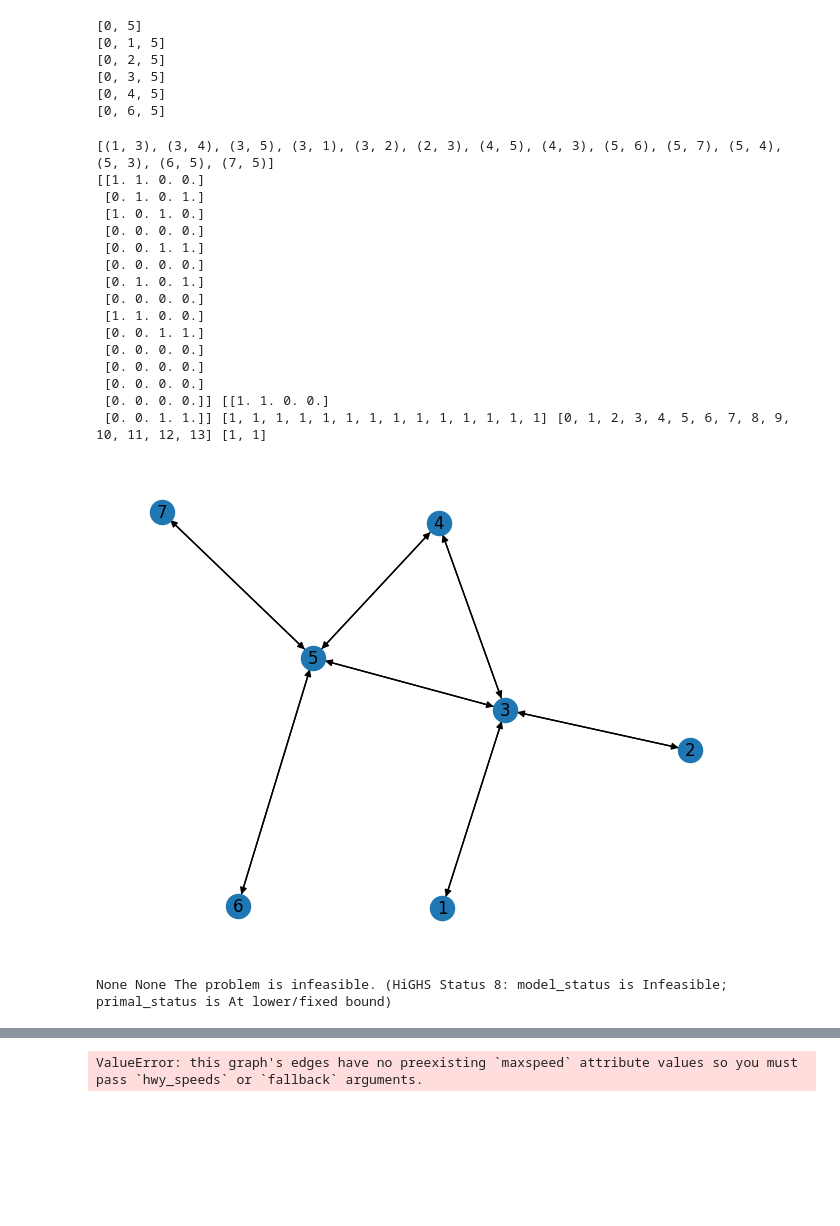
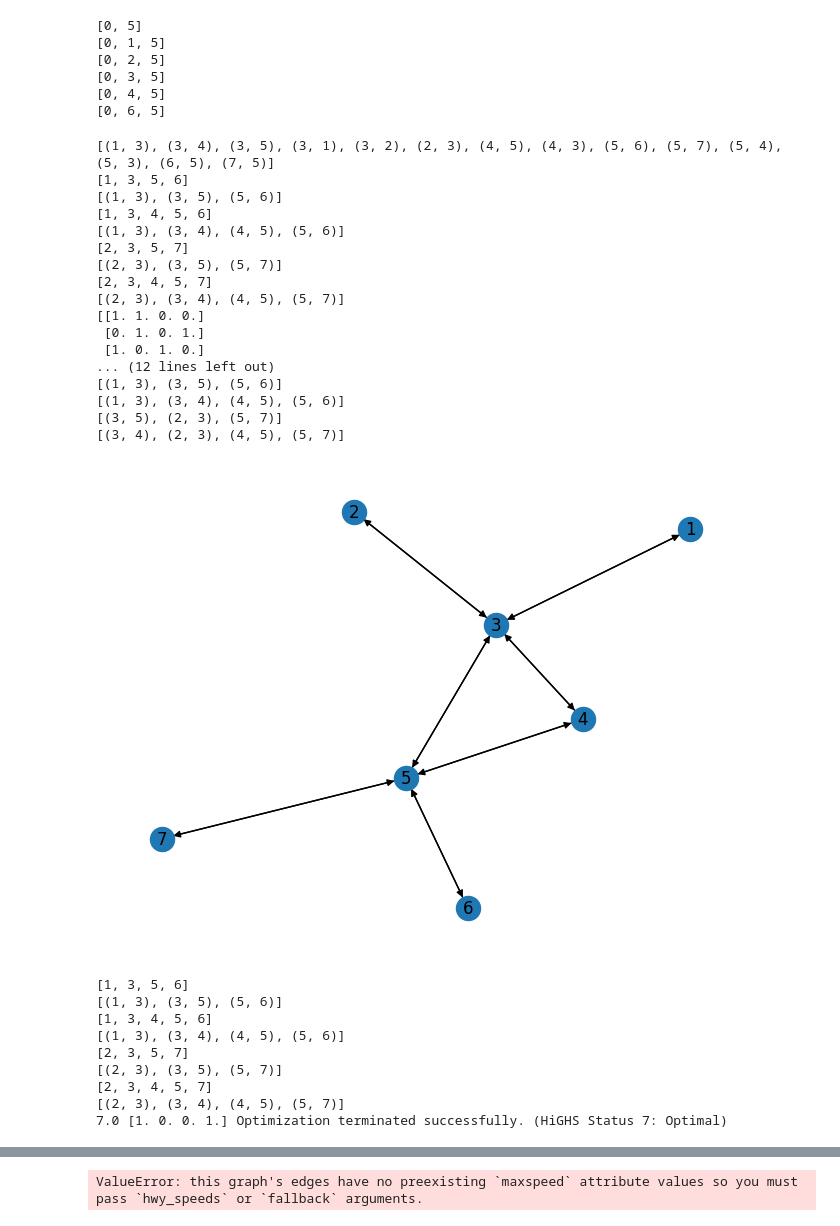
Before and after one commit to elgroselj/distributing_traffic, a Jupyter notebook: resevanje.ipynb, the cells around one changed output, grey strips where cells are left out. Saved outputs shown, nothing was run; the diff lists cells and outputs as text; code cells hidden in the pictures; blank space fills up the shorter version.

```diff
--- a/resevanje.ipynb
+++ b/resevanje.ipynb
@@ -29,11 +29,15 @@ def nodes_to_edges_path(nl):
 def edges_to_binary_vector(el, edges):
     ev = np.zeros(len(edges))
 
+    # for e in el:
+    #     for ei, ee in enumerate(edges):
+    #         if e == ee:
+    #             ev[ei] = 1
+    #             break
     for e in el:
-        for ei, ee in enumerate(edges):
-            if set(e) == set(ee):
-                ev[ei] = 1
-                break
+        ei = edges.index(e)
+        if ei != -1:
+            ev[ei] = 1
 
 
     return(ev)
@@ -66,40 +72,45 @@ def sestavi_QBtca(ZK, G, st_alternativ = 4):
 # %%
 # debug
 G = nx.DiGraph()
 #G.add_nodes_from(range(9))
 G.add_edges_from([(1,3),(2,3),(3,4),(4,5),(3,5),(5,6),(5,7),(3,1),(3,2),(4,3),(5,4),(5,3),(6,5),(7,5)])
 #G.add_weighted_edges_from([(1,3),(2,3),(3,4),(4,5),(3,5),(5,6),(5,7)])
 print(G.edges())
 #nx.set_edge_attributes(G, {e: 1 for e in G.edges()}, name = 'c')
-nx.set_edge_attributes(G, {e: i for i,  e in enumerate(G.edges())}, name = 'c')
+nx.set_edge_attributes(G, {e: (i+1) for i,  e in enumerate(G.edges())}, name = 'c')
+nx.set_edge_attributes(G, {(3,5):1}, name = 'c')
 nx.set_edge_attributes(G, {e: 1 for e in G.edges()}, name = 't')
 x = list(G.edges)
 #print(G.number_of_edges())
 
 nx.draw(G,with_labels=True)
 
 ZK = [(1,6,1),(2,7,1)] # z,k,a
 
 Q,B,t,c,a = sestavi_QBtca(ZK, G)
 print(Q,B,t,c,a)
+
+for i in range(Q.shape[1]):
+    print(binary_vector_to_edges(Q[:,i],G.edges()))
 # %% [output]
 [(1, 3), (3, 4), (3, 5), (3, 1), (3, 2), (2, 3), (4, 5), (4, 3), (5, 6), (5, 7), (5, 4), (5, 3), (6, 5), (7, 5)]
+[1, 3, 5, 6]
+[(1, 3), (3, 5), (5, 6)]
+[1, 3, 4, 5, 6]
+[(1, 3), (3, 4), (4, 5), (5, 6)]
+[2, 3, 5, 7]
+[(2, 3), (3, 5), (5, 7)]
+[2, 3, 4, 5, 7]
+[(2, 3), (3, 4), (4, 5), (5, 7)]
 [[1. 1. 0. 0.]
  [0. 1. 0. 1.]
  [1. 0. 1. 0.]
- [0. 0. 0. 0.]
- [0. 0. 1. 1.]
- [0. 0. 0. 0.]
- [0. 1. 0. 1.]
- [0. 0. 0. 0.]
- [1. 1. 0. 0.]
- [0. 0. 1. 1.]
- [0. 0. 0. 0.]
- [0. 0. 0. 0.]
- [0. 0. 0. 0.]
- [0. 0. 0. 0.]] [[1. 1. 0. 0.]
- [0. 0. 1. 1.]] [1, 1, 1, 1, 1, 1, 1, 1, 1, 1, 1, 1, 1, 1] [0, 1, 2, 3, 4, 5, 6, 7, 8, 9, 10, 11, 12, 13] [1, 1]
+... (12 lines left out)
+[(1, 3), (3, 5), (5, 6)]
+[(1, 3), (3, 4), (4, 5), (5, 6)]
+[(3, 5), (2, 3), (5, 7)]
+[(3, 4), (2, 3), (4, 5), (5, 7)]
-[figure, old version]
+[figure, new version]
 # %%
 from scipy.optimize import linprog
 
@@ -118,7 +129,16 @@ res = linprog(f, A_ub=Q, b_ub=c, A_eq=B, b_eq=a, integrality=1)
 
 print(res.fun, res.x, res.message)
 neki = Q[:,res.x == 1]
+paths = []
 for i in range(neki.shape[1]):
-    print(binary_vector_to_edges(neki[:,i],G.edges()))
+    paths.append(binary_vector_to_edges(neki[:,i],G.edges()))
 # %% [output]
-None None The problem is infeasible. (HiGHS Status 8: model_status is Infeasible; primal_status is At lower/fixed bound)
+[1, 3, 5, 6]
+[(1, 3), (3, 5), (5, 6)]
+[1, 3, 4, 5, 6]
+[(1, 3), (3, 4), (4, 5), (5, 6)]
+[2, 3, 5, 7]
+[(2, 3), (3, 5), (5, 7)]
+[2, 3, 4, 5, 7]
+[(2, 3), (3, 4), (4, 5), (5, 7)]
+7.0 [1. 0. 0. 1.] Optimization terminated successfully. (HiGHS Status 7: Optimal)
```
Also changed, not shown: parts of 4 cells of this notebook.
